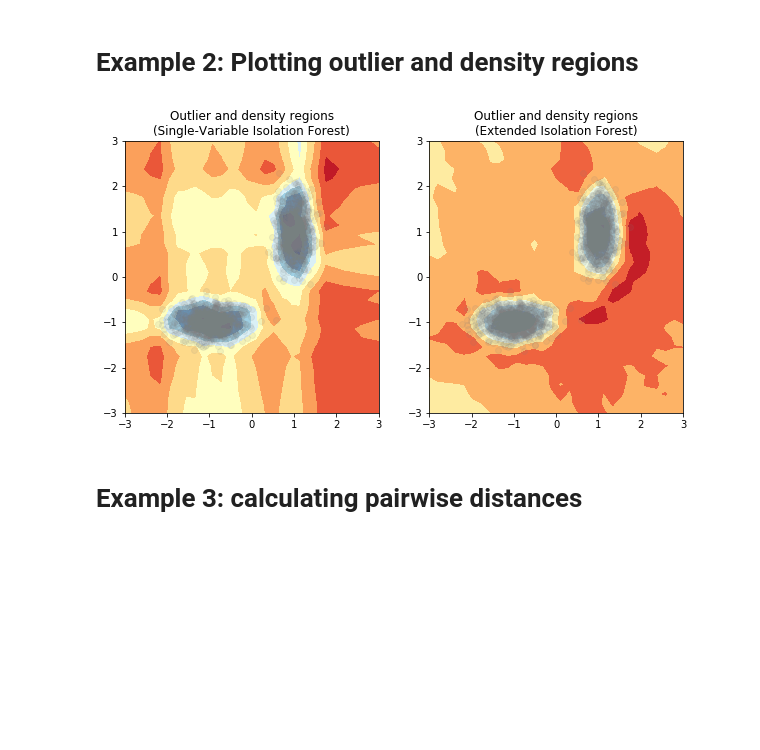
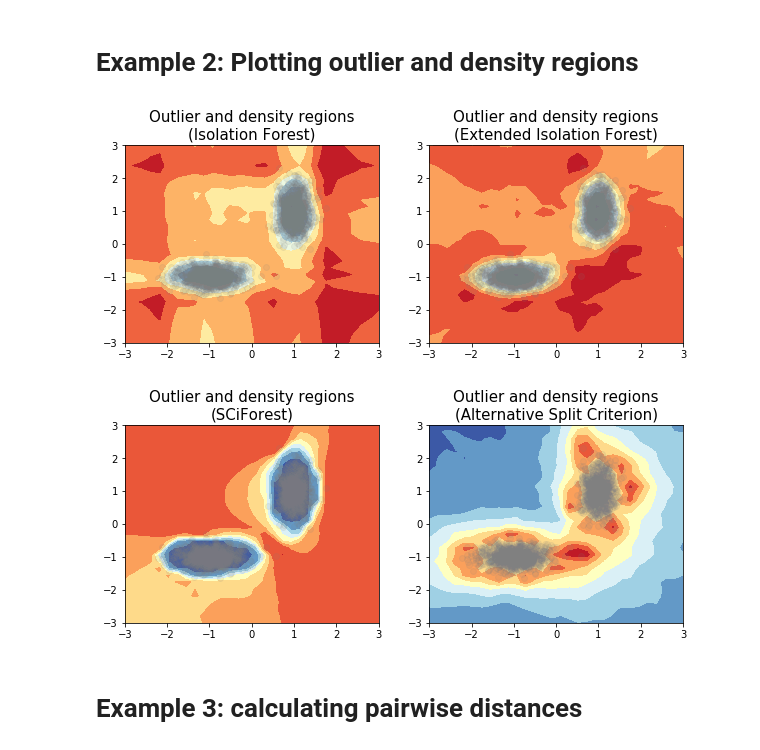
Before and after one commit to david-cortes/isotree, a Jupyter notebook: example/isotree_example.ipynb, the cells around one changed output. Cells and saved outputs as stored; diff of their text form; code cells hidden in the pictures; blank space fills up the shorter version.

```diff
--- a/example/isotree_example.ipynb
+++ b/example/isotree_example.ipynb
@@ -31,43 +31,67 @@ from isotree import IsolationForest
 import matplotlib.pyplot as plt
 from pylab import rcParams
 %matplotlib inline
-rcParams['figure.figsize'] = 10, 5
+rcParams['figure.figsize'] = 10, 8
 
 np.random.seed(1)
 group1 = pd.DataFrame({
     "x" : np.random.normal(loc=-1, scale=.4, size = 1000),
     "y" : np.random.normal(loc=-1, scale=.2, size = 1000),
 })
 group2 = pd.DataFrame({
     "x" : np.random.normal(loc=+1, scale=.2, size = 1000),
     "y" : np.random.normal(loc=+1, scale=.4, size = 1000),
 })
 X = pd.concat([group1, group2], ignore_index=True)
 
-iso_simple = IsolationForest(ndim=1, ntrees=100, new_categ_action="weighted")
+### Single-variable Isolatio Forest
+iso_simple = IsolationForest(ndim=1, ntrees=100, prob_pick_pooled_gain=0)
 iso_simple.fit(X)
 
-iso_ext = IsolationForest(ndim=2, ntrees=100)
+### Extended Isolation Forest
+iso_ext = IsolationForest(ndim=2, ntrees=100, prob_pick_pooled_gain=0)
 iso_ext.fit(X)
+
+### SCiForest
+iso_sci = IsolationForest(ndim=2, ntrees=100, prob_pick_avg_gain=1, prob_pick_pooled_gain=0)
+iso_sci.fit(X)
+
+### Alternative split criterion
+iso_alt = IsolationForest(ndim=2, ntrees=100, prob_pick_avg_gain=0, prob_pick_pooled_gain=1)
+iso_alt.fit(X)
 
 pts = np.linspace(-3, 3, 30)
 space = np.array( np.meshgrid(pts, pts) ).reshape((2, -1)).T
 Z_sim = iso_simple.predict(space)
 Z_ext = iso_ext.predict(space)
+Z_sci = iso_sci.predict(space)
+Z_alt = iso_alt.predict(space)
 
 xx, yy = np.meshgrid(pts, pts)
-plt.subplot(1, 2, 1)
+plt.subplot(2, 2, 1)
 plt.contourf(xx, yy, Z_sim.reshape((30, 30)), cmap = 'RdYlBu_r')
 plt.scatter(X.x, X.y, c='gray', alpha=.1)
-plt.title("Outlier and density regions\n(Single-Variable Isolation Forest)")
+plt.title("Outlier and density regions\n(Isolation Forest)", fontsize=15)
 
-plt.subplot(1, 2, 2)
+plt.subplot(2, 2, 2)
 plt.contourf(xx, yy, Z_ext.reshape((30, 30)), cmap = 'RdYlBu_r')
 plt.scatter(X.x, X.y, c='gray', alpha=.1)
-plt.title("Outlier and density regions\n(Extended Isolation Forest)")
+plt.title("Outlier and density regions\n(Extended Isolation Forest)", fontsize=15)
 plt.show()
+
+plt.subplot(2, 2, 3)
+plt.contourf(xx, yy, Z_sci.reshape((30, 30)), cmap = 'RdYlBu_r')
+plt.scatter(X.x, X.y, c='gray', alpha=.1)
+plt.title("Outlier and density regions\n(SCiForest)", fontsize=15)
+
+plt.subplot(2, 2, 4)
+plt.contourf(xx, yy, Z_alt.reshape((30, 30)), cmap = 'RdYlBu_r')
+plt.scatter(X.x, X.y, c='gray', alpha=.1)
+plt.title("Outlier and density regions\n(Alternative Split Criterion)", fontsize=15)
+plt.show()
 # %% [output]
-[figure, old version]
+[figure, new version]
+[figure, added]
 # %% [markdown]
 # Example 3: calculating pairwise distances
 # %%
```
Also changed, not shown: parts of 2 cells of this notebook, 3 other files.
